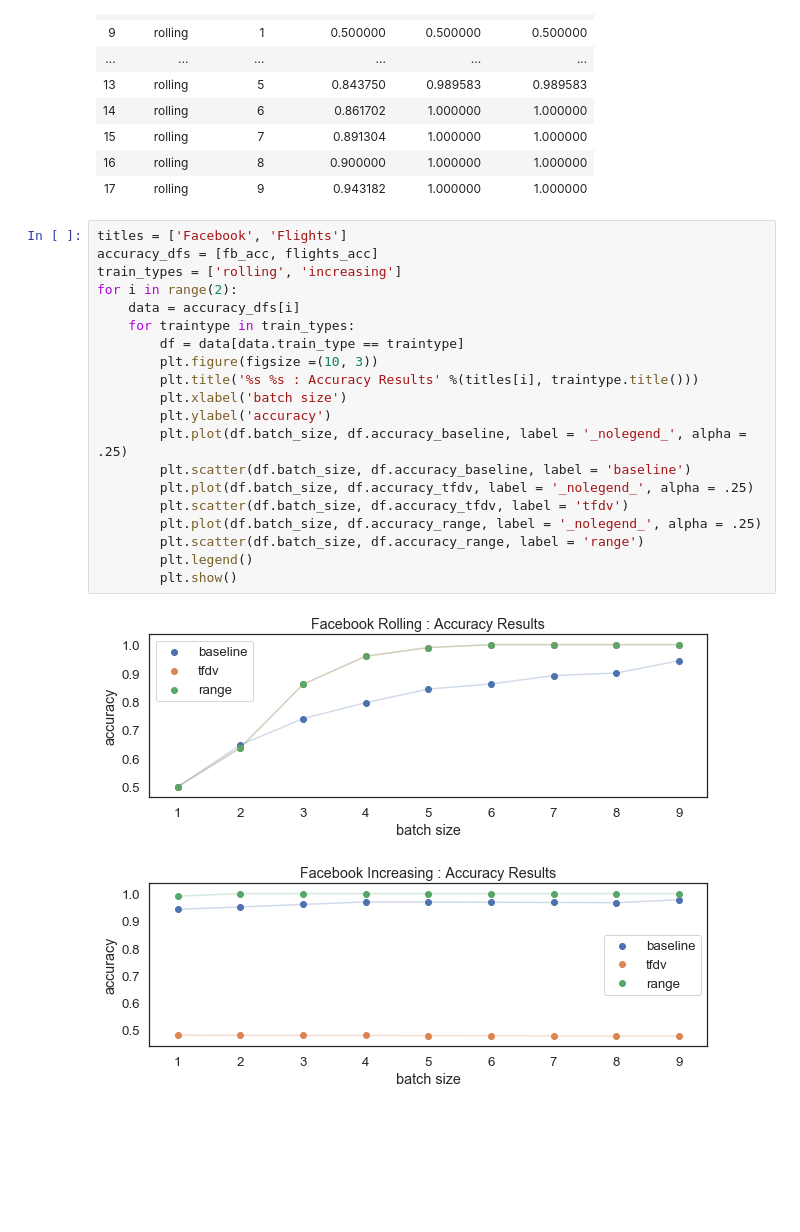
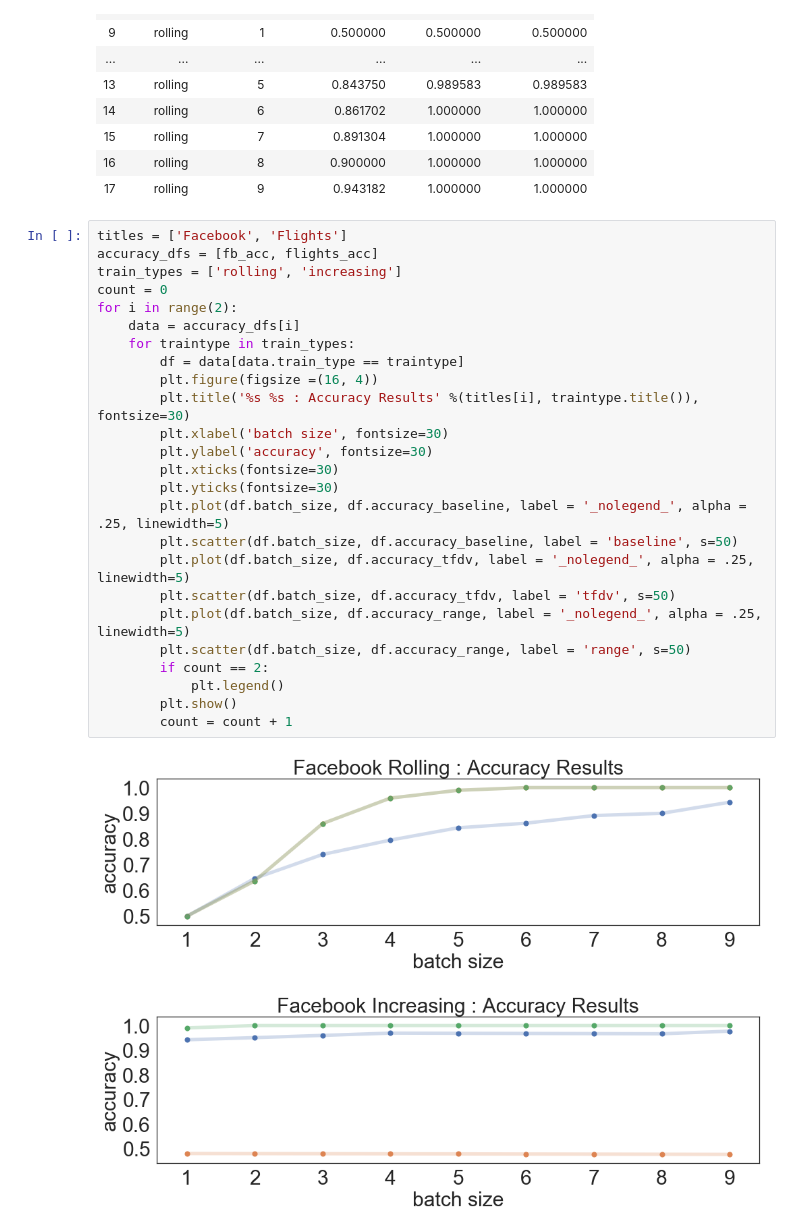
Before and after one commit to zivschwartz/Data-Quality-Validation-Pipeline, a Jupyter notebook: methods_compiled.ipynb, the cells around one changed output. Saved outputs shown, nothing was run; the diff lists cells and outputs as text; blank space fills up the shorter version.

Commit message:
updated graphs for paper

```diff
--- a/methods_compiled.ipynb
+++ b/methods_compiled.ipynb
@@ -70,23 +70,28 @@ fb_acc
 # %%
 titles = ['Facebook', 'Flights']
 accuracy_dfs = [fb_acc, flights_acc]
 train_types = ['rolling', 'increasing']
+count = 0
 for i in range(2):
     data = accuracy_dfs[i]
     for traintype in train_types:
         df = data[data.train_type == traintype]
-        plt.figure(figsize =(10, 3))
-        plt.title('%s %s : Accuracy Results' %(titles[i], traintype.title()))
-        plt.xlabel('batch size')
-        plt.ylabel('accuracy')
-        plt.plot(df.batch_size, df.accuracy_baseline, label = '_nolegend_', alpha = .25)
-        plt.scatter(df.batch_size, df.accuracy_baseline, label = 'baseline')
-        plt.plot(df.batch_size, df.accuracy_tfdv, label = '_nolegend_', alpha = .25)
-        plt.scatter(df.batch_size, df.accuracy_tfdv, label = 'tfdv')
-        plt.plot(df.batch_size, df.accuracy_range, label = '_nolegend_', alpha = .25)
-        plt.scatter(df.batch_size, df.accuracy_range, label = 'range')
-        plt.legend()
+        plt.figure(figsize =(16, 4))
+        plt.title('%s %s : Accuracy Results' %(titles[i], traintype.title()), fontsize=30)
+        plt.xlabel('batch size', fontsize=30)
+        plt.ylabel('accuracy', fontsize=30)
+        plt.xticks(fontsize=30)
+        plt.yticks(fontsize=30)
+        plt.plot(df.batch_size, df.accuracy_baseline, label = '_nolegend_', alpha = .25, linewidth=5)
+        plt.scatter(df.batch_size, df.accuracy_baseline, label = 'baseline', s=50)
+        plt.plot(df.batch_size, df.accuracy_tfdv, label = '_nolegend_', alpha = .25, linewidth=5)
+        plt.scatter(df.batch_size, df.accuracy_tfdv, label = 'tfdv', s=50)
+        plt.plot(df.batch_size, df.accuracy_range, label = '_nolegend_', alpha = .25, linewidth=5)
+        plt.scatter(df.batch_size, df.accuracy_range, label = 'range', s=50)
+        if count == 2:
+            plt.legend()
         plt.show()
+        count = count + 1
 # %% [output]
-[figure, old version]
+[figure, new version]
-[figure, old version]
+[figure, new version]
```
Also changed, not shown: parts of 2 cells of this notebook.
